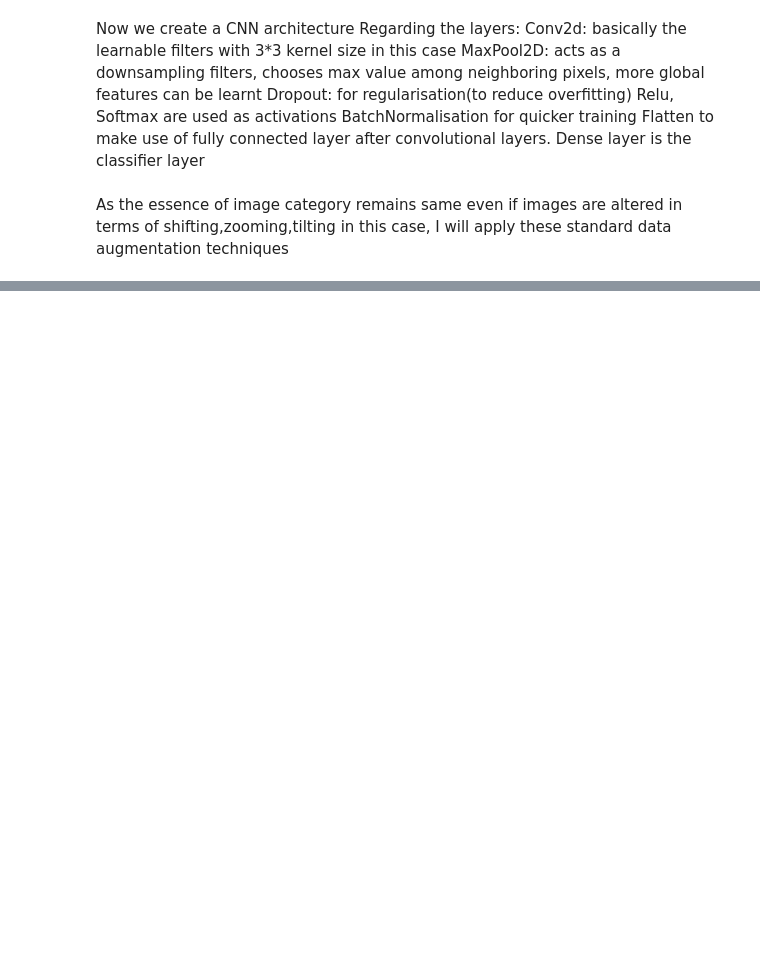
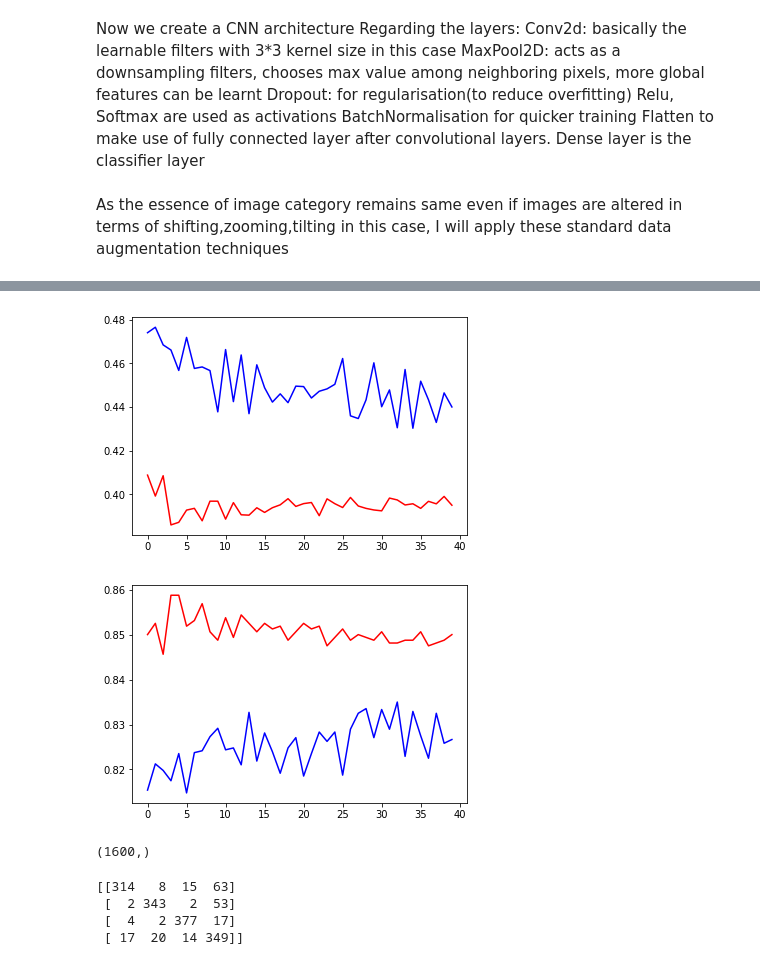
Before and after one commit to abhineet99/DL-basics, a Jupyter notebook: CV/main.ipynb, the cells around one changed output, grey strips where cells are left out. Drawn from its saved outputs; the diff is of its cells as text; code cells hidden in the pictures; blank space fills up the shorter version.

```diff
--- a/CV/main.ipynb
+++ b/CV/main.ipynb
@@ -211,0 +219,25 @@ Epoch 30/40
+# %%
+plt.plot(hist.history['loss'], color='b')
+plt.plot(hist.history['val_loss'], color='r')
+plt.show()
+plt.plot(hist.history['acc'], color='b')
+plt.plot(hist.history['val_acc'], color='r')
+plt.show()
+# %% [output]
+[figure, added]
+[figure, added]
+# %%
+y_hat = model.predict(XValidation)
+y_pred = np.argmax(y_hat, axis=1)
+y_true = np.argmax(YValidation, axis=1)
+y_true.shape
+# %% [output]
+(1600,)
+# %%
+cm = confusion_matrix(y_true, y_pred)
+print(cm)
+# %% [output]
+[[314   8  15  63]
+ [  2 343   2  53]
+ [  4   2 377  17]
+ [ 17  20  14 349]]
```
Also changed, not shown: parts of 5 cells of this notebook, 1 other file.
